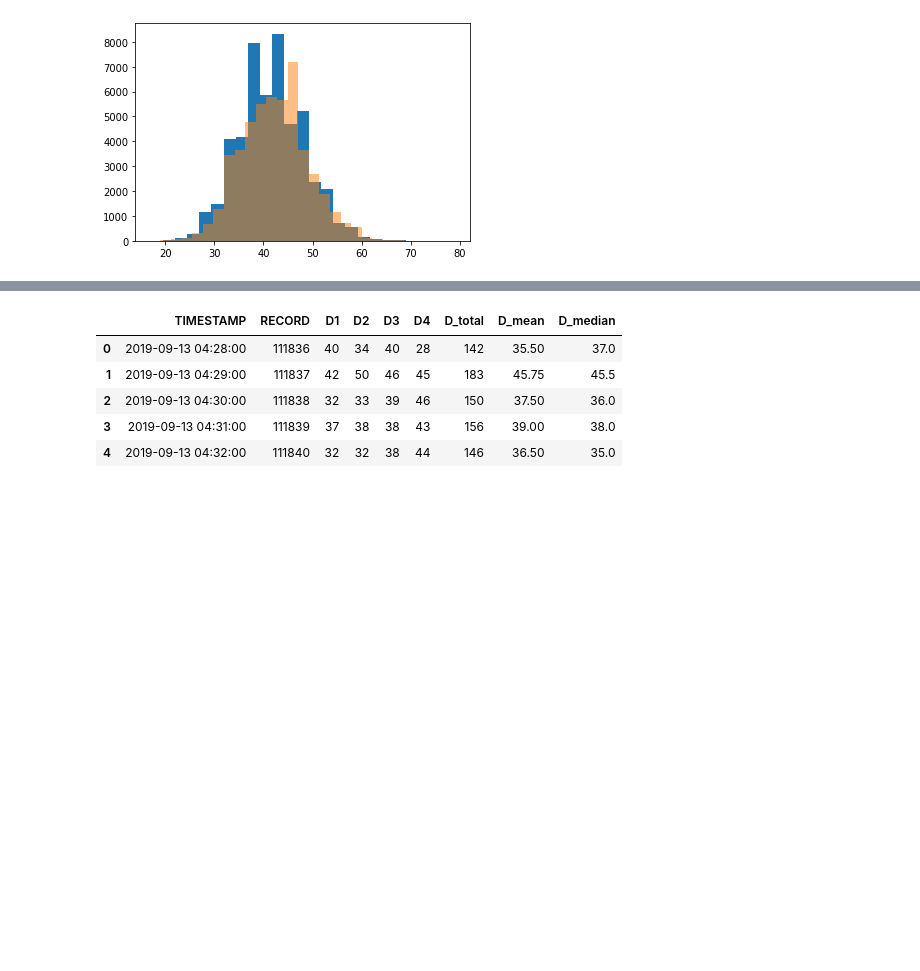
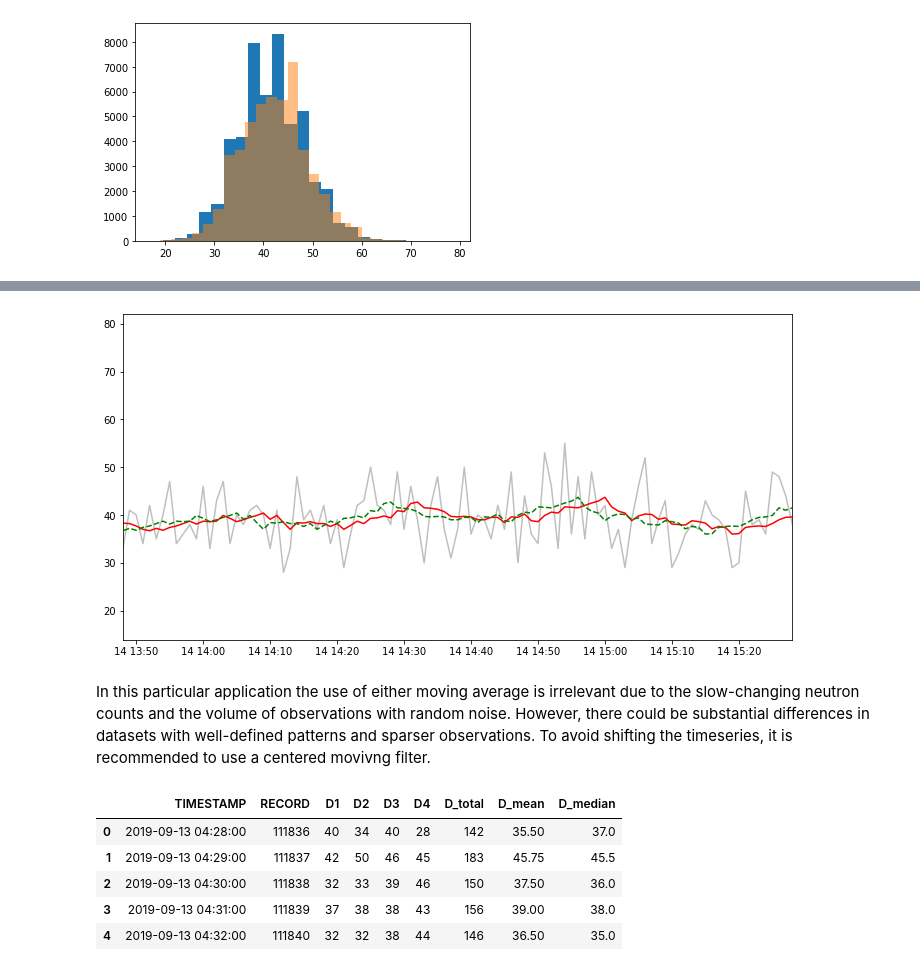
Before and after one commit to andres-patrignani/pynotes, a Jupyter notebook: notebooks/denoise_passive_neutron_counts.ipynb, the cells around one changed output, grey strips where cells are left out. Cells and saved outputs as stored; diff of their text form; code cells hidden in the pictures; blank space fills up the shorter version.

```diff
--- a/notebooks/denoise_passive_neutron_counts.ipynb
+++ b/notebooks/denoise_passive_neutron_counts.ipynb
@@ -46,3 +52,18 @@ plt.show()
+# %%
+# Moving average
+D1_forward_avg = df["D1"].rolling(window=10).mean() # Forward
+D1_center_avg = df["D1"].rolling(window=10, center=True).mean() # Centered
+
+plt.figure(figsize=(12,6))
+plt.plot(df["TIMESTAMP"], df["D1"], color='k', alpha=0.25)
+plt.plot(df["TIMESTAMP"], D1_forward_avg, '-r' )
+plt.plot(df["TIMESTAMP"], D1_center_avg, '--g' )
+plt.xlim(df["TIMESTAMP"][2000], df["TIMESTAMP"][2100])
+plt.show()
+# %% [output]
+[figure, added]
+# %% [markdown]
+In this particular application the use of either moving average is irrelevant due to the slow-changing neutron counts and the volume of observations with random noise. However, there could be substantial differences in datasets with well-defined patterns and sparser observations. To avoid shifting the timeseries, it is recommended to use a centered movivng filter.
 # %%
 # Compute sum of the four detectors for each timestamp
 df["D_total"] = df[["D1","D2","D3","D4"]].sum(axis=1)
```
Also changed, not shown: parts of 5 cells of this notebook, 8 other files.
